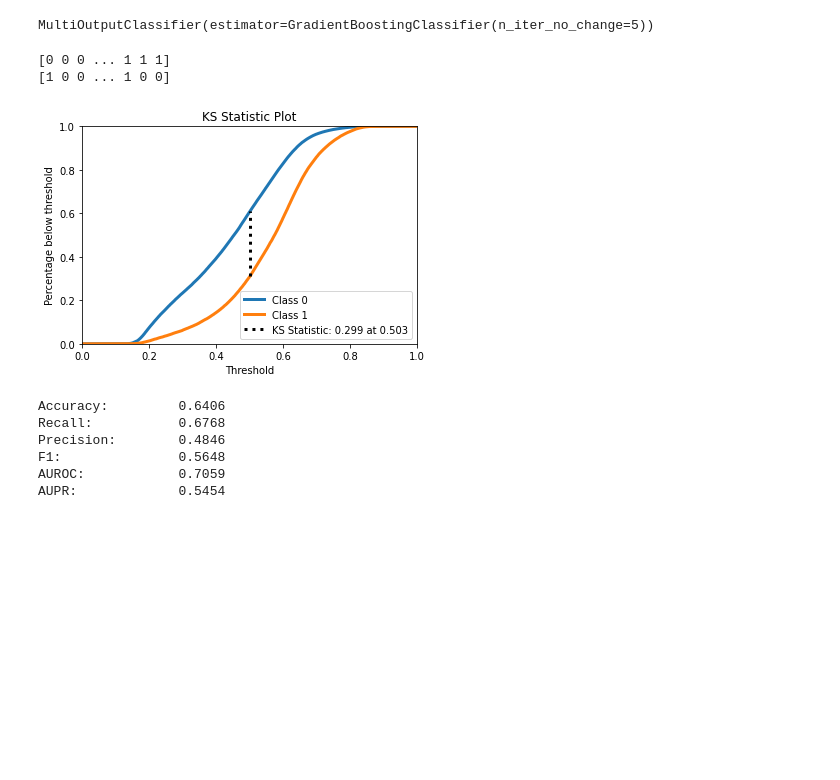
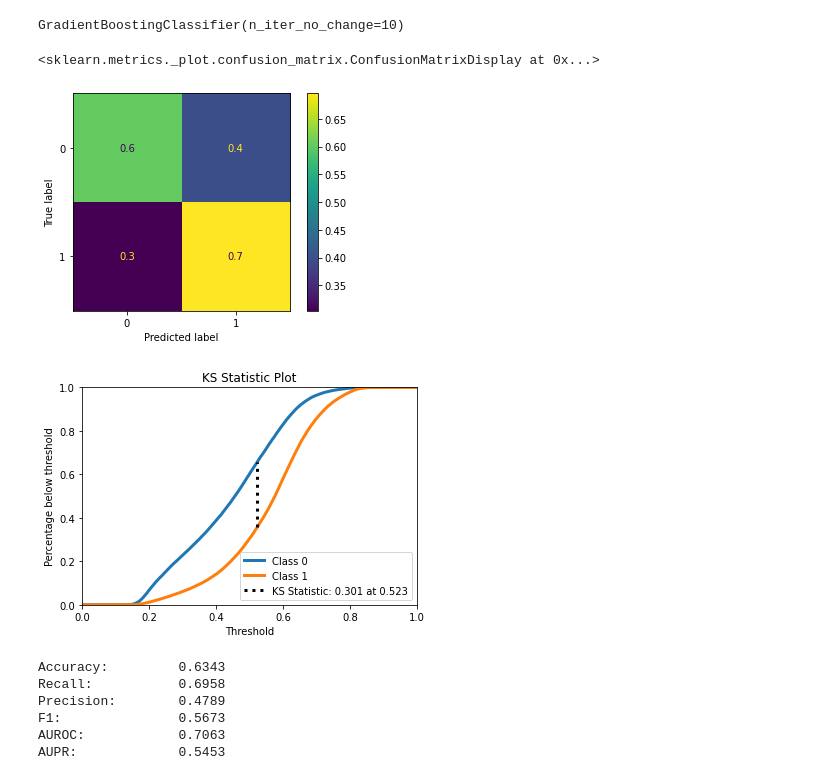
Before and after one commit to rafaelmotaalves/neural-networks, a Jupyter notebook: trn/gradient.ipynb, the cells around one changed output. Drawn from its saved outputs; the diff is of its cells as text; code cells hidden in the pictures; blank space fills up the shorter version.

Commit message:
Add gradient confusion matrix

```diff
--- a/trn/gradient.ipynb
+++ b/trn/gradient.ipynb
@@ -17,24 +15,25 @@ print(x_test.shape, y_test.shape)
 # %%
-gr = MultiOutputClassifier(GradientBoostingClassifier(n_iter_no_change=5))
+gr = GradientBoostingClassifier(n_iter_no_change=10)
 # %%
 gr.fit(x_train, y_train)
-
-# 1h30min treinamento
 # %% [output]
-MultiOutputClassifier(estimator=GradientBoostingClassifier(n_iter_no_change=5))
+GradientBoostingClassifier(n_iter_no_change=10)
 # %%
 y_pred = gr.predict(x_test)
 y_pred_proba = gr.predict_proba(x_test)
+# %%
+plot_confusion_matrix(gr, x_test, y_test, normalize="true")
+# %% [output]
+<sklearn.metrics._plot.confusion_matrix.ConfusionMatrixDisplay at 0x...>
+[figure, added]
 # %%
-accuracy, recall, precision, f1, auroc, aupr = compute_performance_metrics(y_test, y_pred, y_pred_proba[-1])
+accuracy, recall, precision, f1, auroc, aupr = compute_performance_metrics(y_test, y_pred, y_pred_proba)
 print_metrics_summary(accuracy, recall, precision, f1, auroc, aupr)
 # %% [output]
+[figure, new version]
-[0 0 0 ... 1 1 1]
-[1 0 0 ... 1 0 0]
+Accuracy:         0.6343
+Recall:           0.6958
+Precision:        0.4789
+F1:               0.5673
+AUROC:            0.7063
+AUPR:             0.5453
-[figure, old version]
-Accuracy:         0.6406
-Recall:           0.6768
-Precision:        0.4846
-F1:               0.5648
-AUROC:            0.7059
-AUPR:             0.5454
```
Also changed, not shown: parts of 2 cells of this notebook.
